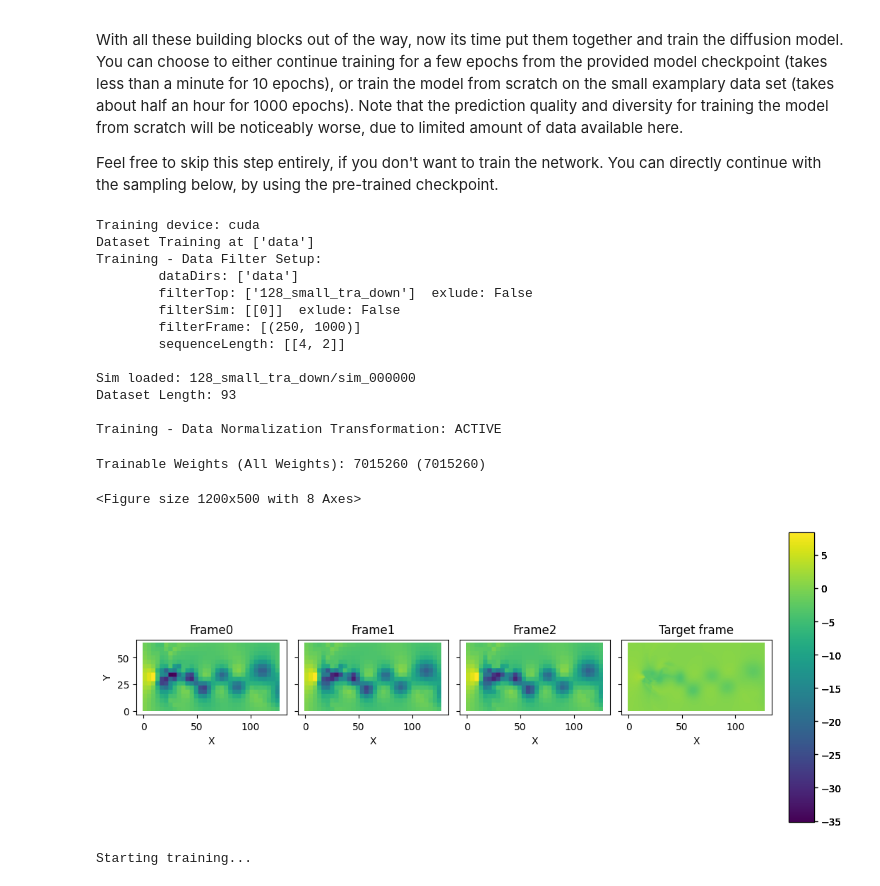
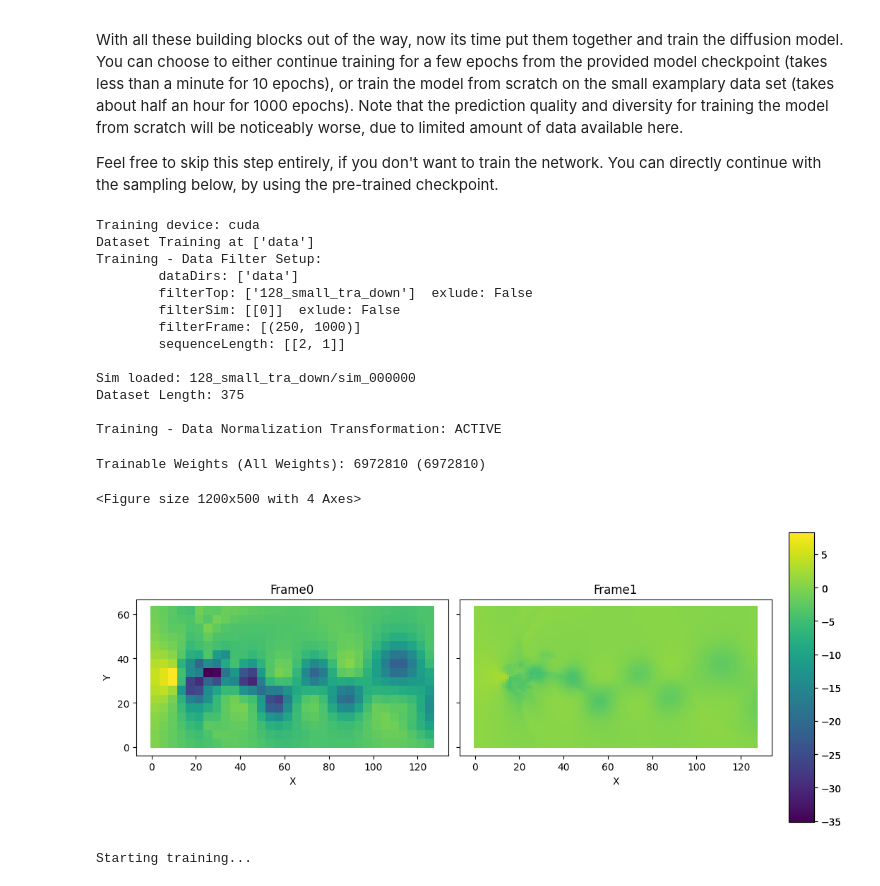
Before and after one commit to kidneybean-beef/autoreg-pde-diffusion, a Jupyter notebook: acdm-demo-supRes.ipynb, the cells around one changed output. Cells and saved outputs as stored; diff of their text form; code cells hidden in the pictures.

Commit message:
CHG: better plot

```diff
--- a/acdm-demo-supRes.ipynb
+++ b/acdm-demo-supRes.ipynb
@@ -782,8 +782,8 @@ Feel free to skip this step entirely, if you don't want to train the network. Yo
 device = "cuda" if torch.cuda.is_available() else "cpu"
 print("Training device: %s" % device)
 
-path_model = "./models/acdm_sup-res/model_states"
-path_opt = "./models/acdm_sup-res/opt_states"
+path_model = "./models/acdm_sup-res_diff-20-input-1/model_states"
+path_opt = "./models/acdm_sup-res_diff-20-input-1/opt_states"
 if not (os.path.exists(path_model) & os.path.exists(path_opt)):
     os.makedirs(path_model)
     os.makedirs(path_opt)
@@ -803,8 +803,8 @@ else:
     epochs = 10000 # train from scratch for large number of epochs
     lr = 0.0001 # larger learning rate for training from scratch
 
-INPUT_STEPS_K = 3
-sequenceLength = [INPUT_STEPS_K + 1, 2]
+INPUT_STEPS_K = 1
+sequenceLength = [INPUT_STEPS_K + 1, 1] # 1 for sup-res task
 # sequenceLength = [3,2] # three timesteps (two input steps and one target step) with a temporal stride of 2
 simFields = ["dens", "pres"] # the provided data set contains velocity (implict), as well as density and pressure values
 simParams = ["mach"] # scalar simulation parameters on which the model is conditioned only contain the Mach number here
@@ -853,23 +853,21 @@ Training - Data Filter Setup:
         filterTop: ['128_small_tra_down']  exlude: False
         filterSim: [[0]]  exlude: False
         filterFrame: [(250, 1000)]
-        sequenceLength: [[4, 2]]
+        sequenceLength: [[2, 1]]
 
 Sim loaded: 128_small_tra_down/sim_000000
-Dataset Length: 93
+Dataset Length: 375
 
 Training - Data Normalization Transformation: ACTIVE
-Trainable Weights (All Weights): 7015260 (7015260)
+Trainable Weights (All Weights): 6972810 (6972810)
 # %%
 # shape: [frames, channels, res_x, res_y]
 frame0 = math.tensor(trainSet[0]['data'][0][2].to(device),math.spatial(x=128,y=64))
 frame1 = math.tensor(trainSet[0]['data'][1][2].to(device),math.spatial(x=128,y=64))
-frame2 = math.tensor(trainSet[0]['data'][2][2].to(device),math.spatial(x=128,y=64))
-frame3 = math.tensor(trainSet[0]['data'][3][2].to(device),math.spatial(x=128,y=64))
-vis.plot({'frame0':frame0,'frame1':frame1,'frame2':frame2,'target frame': frame3})
+vis.plot({'frame0':frame0,'frame1':frame1})
 # %% [output]
-<Figure size 1200x500 with 8 Axes>
+<Figure size 1200x500 with 4 Axes>
-[figure, old version]
+[figure, new version]
 # %%
 # training loop
 print("\nStarting training...")
```
Also changed, not shown: parts of 5 cells of this notebook, 2 other files.
